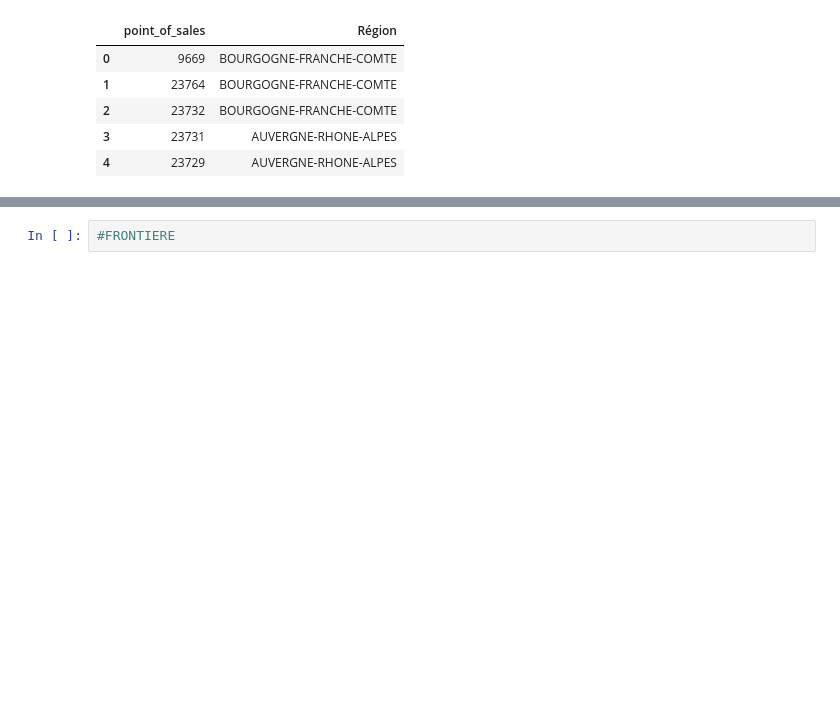
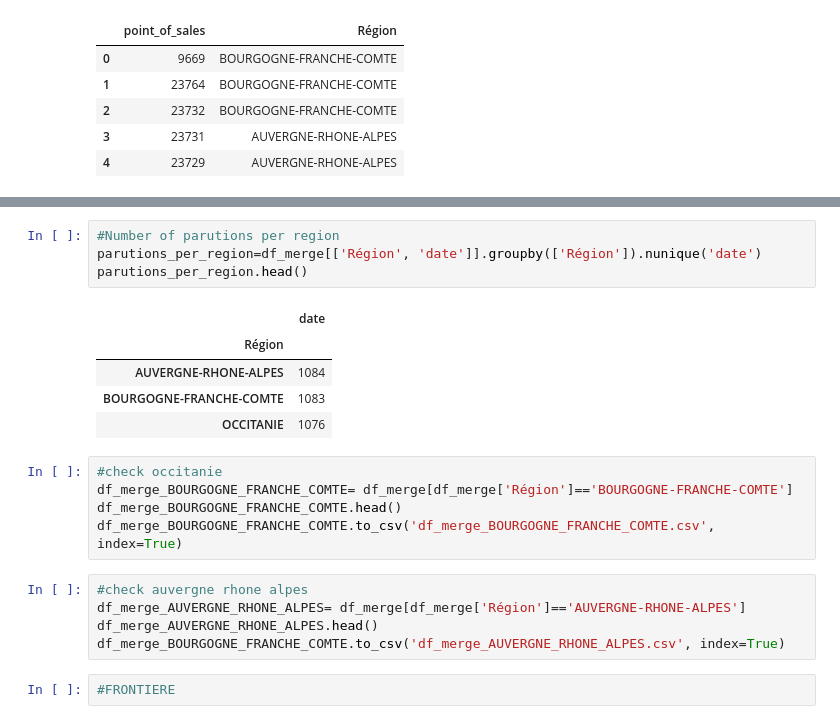
Before and after one commit to alexdoss/git_practivce, a Jupyter notebook: xray_weekday_config.ipynb, the cells around one changed output, grey strips where cells are left out. Drawn from its saved outputs; the diff is of its cells as text; blank space fills up the shorter version.

```diff
--- a/xray_weekday_config.ipynb
+++ b/xray_weekday_config.ipynb
@@ -109,3 +96,23 @@ print(sum_df_merge)
+# %%
+#Number of parutions per region
+parutions_per_region=df_merge[['Région', 'date']].groupby(['Région']).nunique('date')
+parutions_per_region.head()
+# %% [output]
+|  | date |
+| Région |  |
+| AUVERGNE-RHONE-ALPES | 1084 |
+| BOURGOGNE-FRANCHE-COMTE | 1083 |
+| OCCITANIE | 1076 |
+# %%
+#check occitanie
+df_merge_BOURGOGNE_FRANCHE_COMTE= df_merge[df_merge['Région']=='BOURGOGNE-FRANCHE-COMTE']
+df_merge_BOURGOGNE_FRANCHE_COMTE.head()
+df_merge_BOURGOGNE_FRANCHE_COMTE.to_csv('df_merge_BOURGOGNE_FRANCHE_COMTE.csv', index=True)
+# %%
+#check auvergne rhone alpes
+df_merge_AUVERGNE_RHONE_ALPES= df_merge[df_merge['Région']=='AUVERGNE-RHONE-ALPES']
+df_merge_AUVERGNE_RHONE_ALPES.head()
+df_merge_BOURGOGNE_FRANCHE_COMTE.to_csv('df_merge_AUVERGNE_RHONE_ALPES.csv', index=True)
 # %%
 #FRONTIERE
 # %%
```
Also changed, not shown: parts of 7 cells of this notebook.
